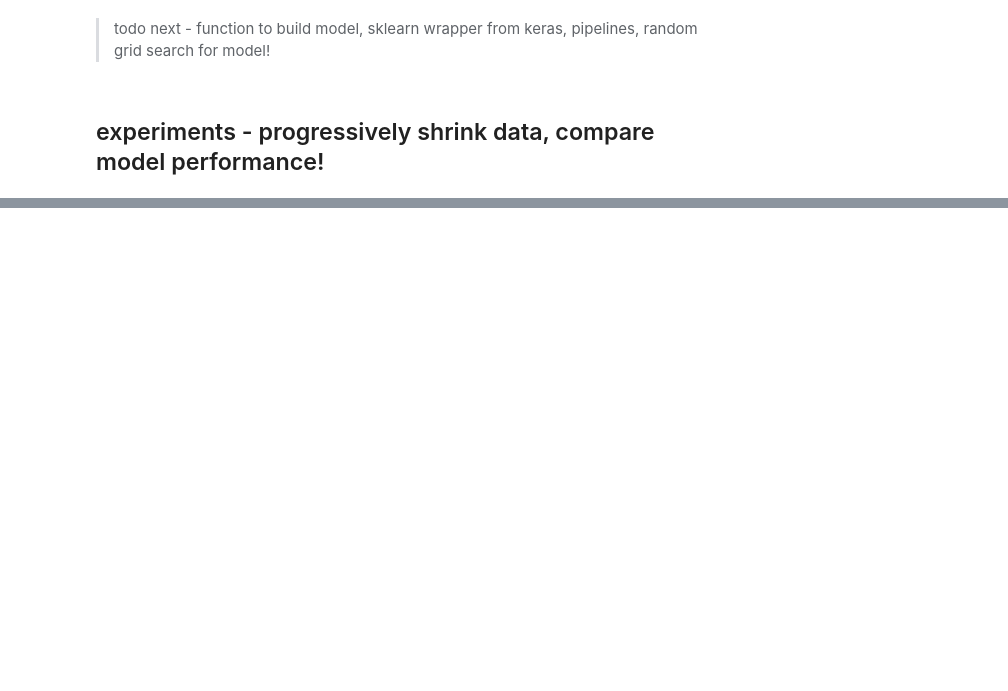
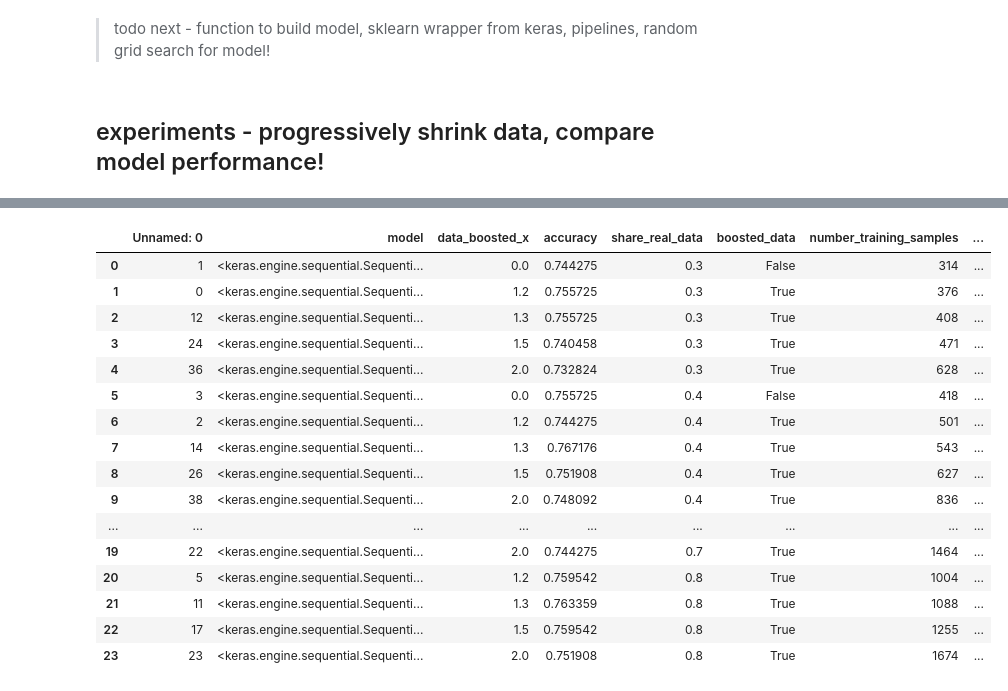
Before and after one commit to PaulBFB/master_thesis, a Jupyter notebook: titanic_deep_learning.ipynb, the cells around one changed output, grey strips where cells are left out. Drawn from its saved outputs; the diff is of its cells as text; code cells hidden in the pictures; blank space fills up the shorter version.

```diff
--- a/titanic_deep_learning.ipynb
+++ b/titanic_deep_learning.ipynb
@@ -234 +139,22 @@ KeyboardInterrupt:
+# %%
+df['boostint_type'] = np.where(df['boosted_data'], 'dcgan', 'not_boosted')
+df
+# %% [output]
+|  | Unnamed: 0 | model | data_boosted_x | accuracy | share_real_data | boosted_data | number_training_samples | ... |
+| 0 | 1 | <keras.engine.sequential.Sequenti... | 0.0 | 0.744275 | 0.3 | False | 314 | ... |
+| 1 | 0 | <keras.engine.sequential.Sequenti... | 1.2 | 0.755725 | 0.3 | True | 376 | ... |
+| 2 | 12 | <keras.engine.sequential.Sequenti... | 1.3 | 0.755725 | 0.3 | True | 408 | ... |
+| 3 | 24 | <keras.engine.sequential.Sequenti... | 1.5 | 0.740458 | 0.3 | True | 471 | ... |
+| 4 | 36 | <keras.engine.sequential.Sequenti... | 2.0 | 0.732824 | 0.3 | True | 628 | ... |
+| 5 | 3 | <keras.engine.sequential.Sequenti... | 0.0 | 0.755725 | 0.4 | False | 418 | ... |
+| 6 | 2 | <keras.engine.sequential.Sequenti... | 1.2 | 0.744275 | 0.4 | True | 501 | ... |
+| 7 | 14 | <keras.engine.sequential.Sequenti... | 1.3 | 0.767176 | 0.4 | True | 543 | ... |
+| 8 | 26 | <keras.engine.sequential.Sequenti... | 1.5 | 0.751908 | 0.4 | True | 627 | ... |
+| 9 | 38 | <keras.engine.sequential.Sequenti... | 2.0 | 0.748092 | 0.4 | True | 836 | ... |
+| ... | ... | ... | ... | ... | ... | ... | ... | ... |
+| 19 | 22 | <keras.engine.sequential.Sequenti... | 2.0 | 0.744275 | 0.7 | True | 1464 | ... |
+| 20 | 5 | <keras.engine.sequential.Sequenti... | 1.2 | 0.759542 | 0.8 | True | 1004 | ... |
+| 21 | 11 | <keras.engine.sequential.Sequenti... | 1.3 | 0.763359 | 0.8 | True | 1088 | ... |
+| 22 | 17 | <keras.engine.sequential.Sequenti... | 1.5 | 0.759542 | 0.8 | True | 1255 | ... |
+| 23 | 23 | <keras.engine.sequential.Sequenti... | 2.0 | 0.751908 | 0.8 | True | 1674 | ... |
 # %%
```
Also changed, not shown: parts of 10 cells of this notebook, 6 other files.
